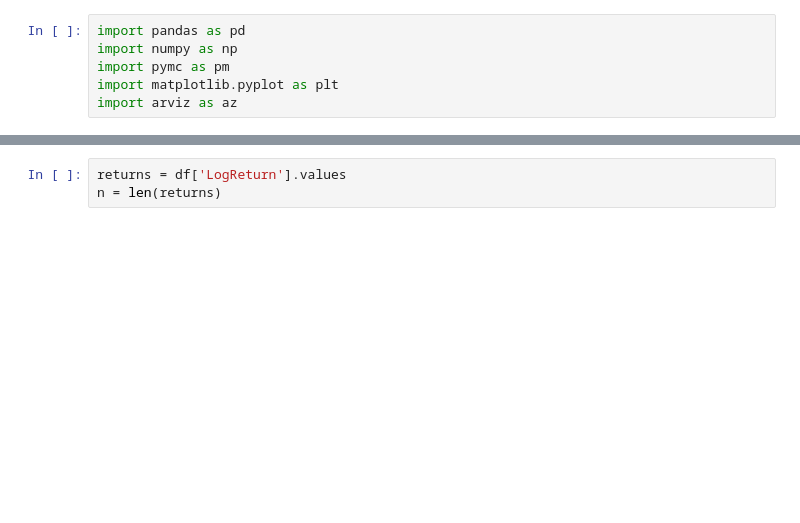
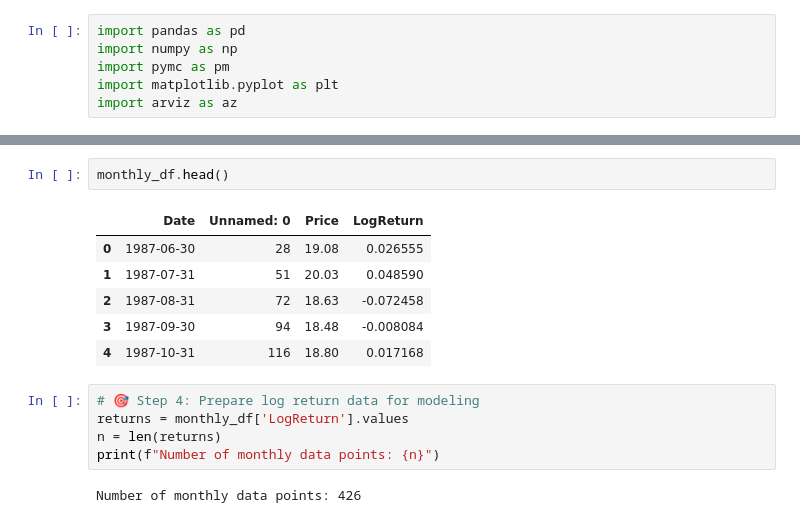
Before and after one commit to Skell30/brent-oil-change-point-analysis, a Jupyter notebook: notebooks/change_point_model.ipynb, the cells around one changed output, grey strips where cells are left out. Cells and saved outputs as stored; diff of their text form; blank space fills up the shorter version.

```diff
--- a/notebooks/change_point_model.ipynb
+++ b/notebooks/change_point_model.ipynb
@@ -13,4 +29,17 @@ df.reset_index(drop=True, inplace=True)
+# %%
+monthly_df.head()
+# %% [output]
+|  | Date | Unnamed: 0 | Price | LogReturn |
+| 0 | 1987-06-30 | 28 | 19.08 | 0.026555 |
+| 1 | 1987-07-31 | 51 | 20.03 | 0.048590 |
+| 2 | 1987-08-31 | 72 | 18.63 | -0.072458 |
+| 3 | 1987-09-30 | 94 | 18.48 | -0.008084 |
+| 4 | 1987-10-31 | 116 | 18.80 | 0.017168 |
 # %%
-returns = df['LogReturn'].values
+# 🎯 Step 4: Prepare log return data for modeling
+returns = monthly_df['LogReturn'].values
 n = len(returns)
+print(f"Number of monthly data points: {n}")
+# %% [output]
+Number of monthly data points: 426
 # %%
```
Also changed, not shown: parts of 7 cells of this notebook.
